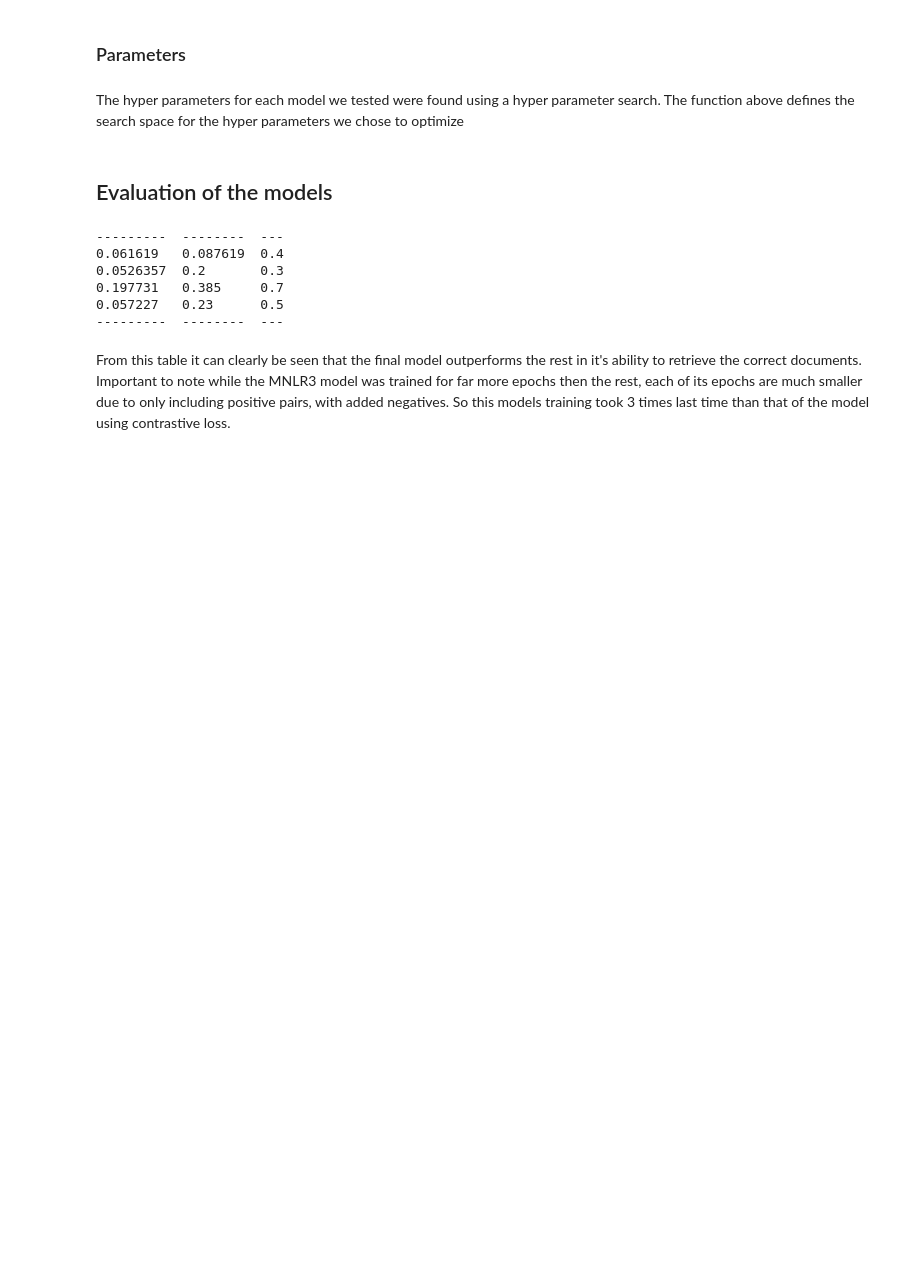
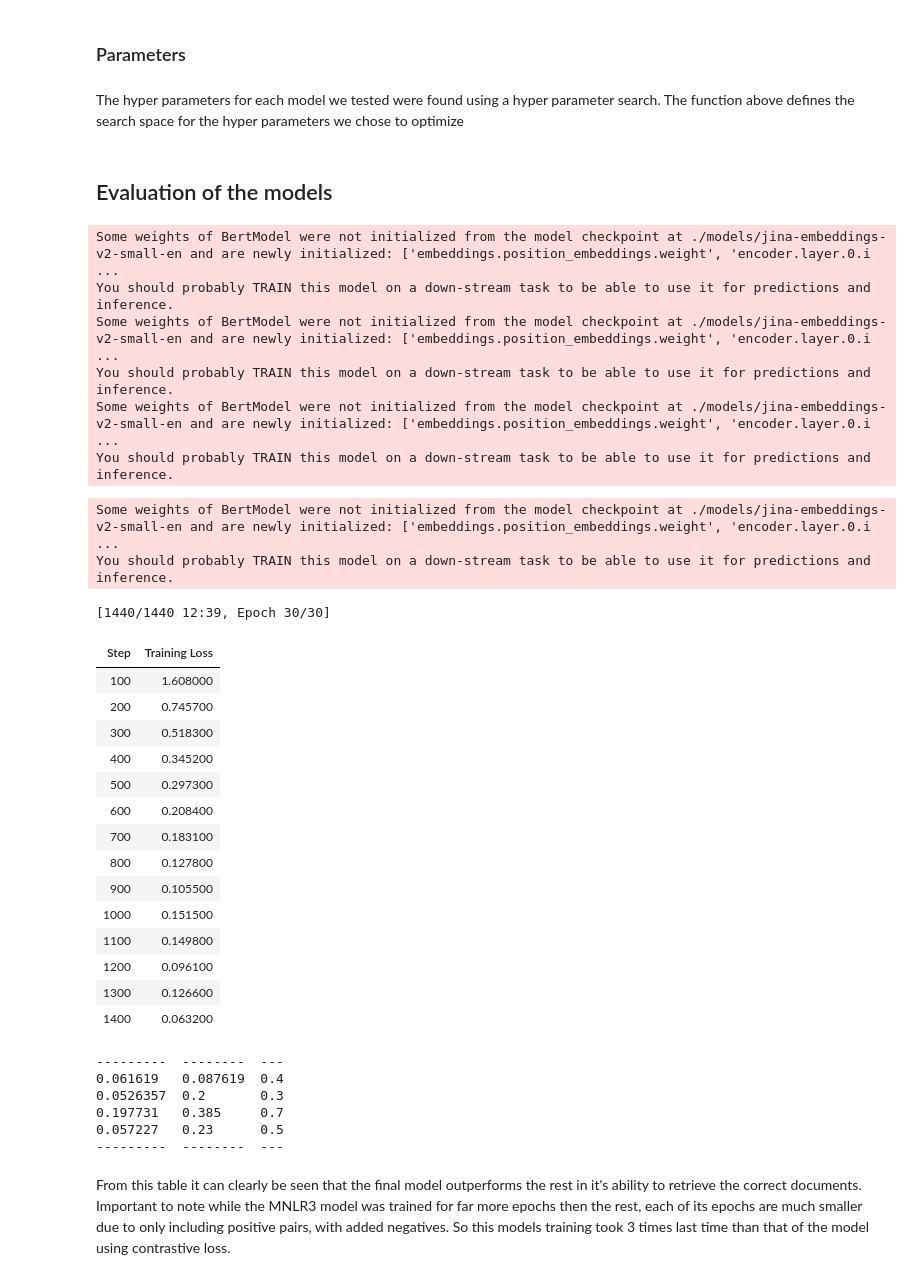
Before and after one commit to IS-NLP/SkupnoAng, a Jupyter notebook: preprocess.ipynb, the cells around one changed output. Cells and saved outputs as stored; diff of their text form; code cells hidden in the pictures; blank space fills up the shorter version.

```diff
--- a/preprocess.ipynb
+++ b/preprocess.ipynb
@@ -1061,8 +1061,8 @@ args_mnlr2 = SentenceTransformerTrainingArguments(
     warmup_ratio=0.0765080638605733,
     batch_sampler=BatchSamplers.NO_DUPLICATES,  # losses that use "in-batch negatives" benefit from no duplicates
     # Optional tracking/debugging parameters:
-    eval_strategy="steps",
-    eval_steps=100,
+    eval_strategy="no",
+    #eval_steps=100,
     torch_empty_cache_steps = None,
     max_grad_norm= 0.5013390304609416,
     logging_steps=100,
@@ -1152,6 +1152,33 @@ if TRAIN:
     train(train_dataset, valid_dataset, model_cl_kwargs)
     train(train_dataset, valid_dataset, model_mnlr3_kwargs)
     train(train_dataset, valid_dataset, model_mnlr4_kwargs)
+# %%
+train(train_dataset, valid_dataset, model_mnlr4_kwargs)
+# %% [output]
+Some weights of BertModel were not initialized from the model checkpoint at ./models/jina-embeddings-v2-small-en and are newly initialized: ['embeddings.position_embeddings.weight', 'encoder.layer.0.i ...
+You should probably TRAIN this model on a down-stream task to be able to use it for predictions and inference.
+Some weights of BertModel were not initialized from the model checkpoint at ./models/jina-embeddings-v2-small-en and are newly initialized: ['embeddings.position_embeddings.weight', 'encoder.layer.0.i ...
+You should probably TRAIN this model on a down-stream task to be able to use it for predictions and inference.
+Some weights of BertModel were not initialized from the model checkpoint at ./models/jina-embeddings-v2-small-en and are newly initialized: ['embeddings.position_embeddings.weight', 'encoder.layer.0.i ...
+You should probably TRAIN this model on a down-stream task to be able to use it for predictions and inference.
+Some weights of BertModel were not initialized from the model checkpoint at ./models/jina-embeddings-v2-small-en and are newly initialized: ['embeddings.position_embeddings.weight', 'encoder.layer.0.i ...
+You should probably TRAIN this model on a down-stream task to be able to use it for predictions and inference.
+[1440/1440 12:39, Epoch 30/30]
+| Step | Training Loss |
+| 100 | 1.608000 |
+| 200 | 0.745700 |
+| 300 | 0.518300 |
+| 400 | 0.345200 |
+| 500 | 0.297300 |
+| 600 | 0.208400 |
+| 700 | 0.183100 |
+| 800 | 0.127800 |
+| 900 | 0.105500 |
+| 1000 | 0.151500 |
+| 1100 | 0.149800 |
+| 1200 | 0.096100 |
+| 1300 | 0.126600 |
+| 1400 | 0.063200 |
 # %%
 processed_test_datset = test_dataset.map(preprocess_function, batched=True)
 preprocessed_ev = MyRecallEval(processed_test_datset)
```
Also changed, not shown: parts of 2 cells of this notebook.
